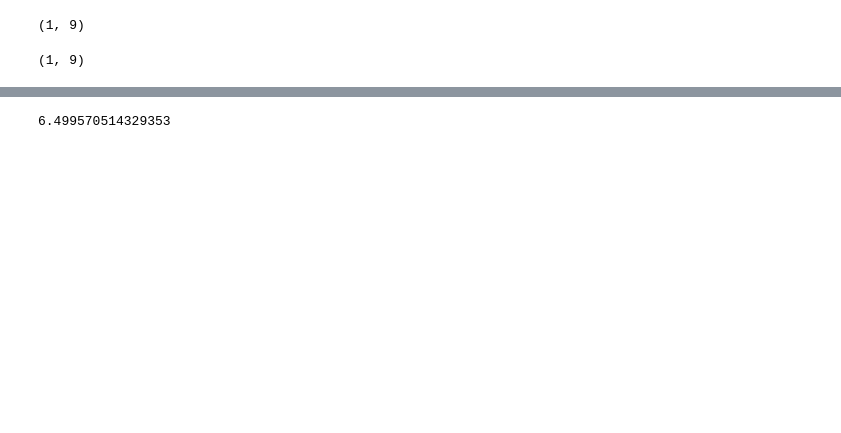
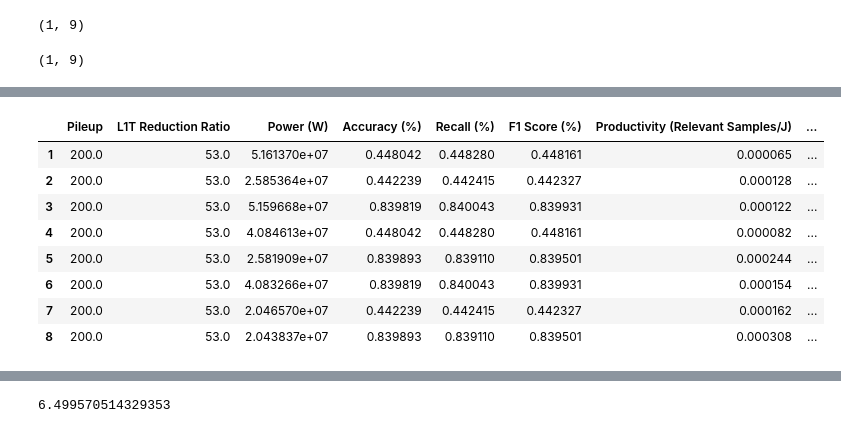
Before and after one commit to wilkieolin/system_flow, a Jupyter notebook: results_table.ipynb, the cells around one changed output, grey strips where cells are left out. Cells and saved outputs as stored; diff of their text form; code cells hidden in the pictures; blank space fills up the shorter version.

```diff
--- a/results_table.ipynb
+++ b/results_table.ipynb
@@ -261,0 +435,12 @@ df
+# %%
+df.iloc[1:]
+# %% [output]
+|  | Pileup | L1T Reduction Ratio | Power (W) | Accuracy (%) | Recall (%) | F1 Score (%) | Productivity (Relevant Samples/J) | ... |
+| 1 | 200.0 | 53.0 | 5.161370e+07 | 0.448042 | 0.448280 | 0.448161 | 0.000065 | ... |
+| 2 | 200.0 | 53.0 | 2.585364e+07 | 0.442239 | 0.442415 | 0.442327 | 0.000128 | ... |
+| 3 | 200.0 | 53.0 | 5.159668e+07 | 0.839819 | 0.840043 | 0.839931 | 0.000122 | ... |
+| 4 | 200.0 | 53.0 | 4.084613e+07 | 0.448042 | 0.448280 | 0.448161 | 0.000082 | ... |
+| 5 | 200.0 | 53.0 | 2.581909e+07 | 0.839893 | 0.839110 | 0.839501 | 0.000244 | ... |
+| 6 | 200.0 | 53.0 | 4.083266e+07 | 0.839819 | 0.840043 | 0.839931 | 0.000154 | ... |
+| 7 | 200.0 | 53.0 | 2.046570e+07 | 0.442239 | 0.442415 | 0.442327 | 0.000162 | ... |
+| 8 | 200.0 | 53.0 | 2.043837e+07 | 0.839893 | 0.839110 | 0.839501 | 0.000308 | ... |
```
Also changed, not shown: parts of 42 cells of this notebook, 19 other files.
